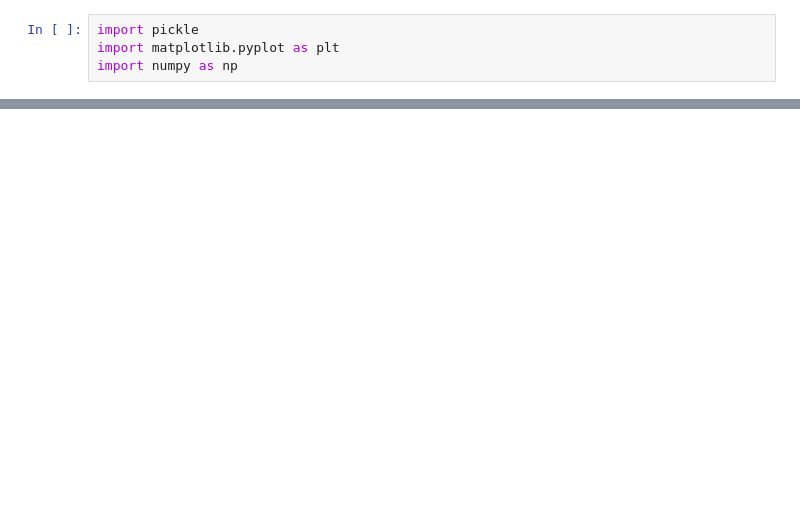
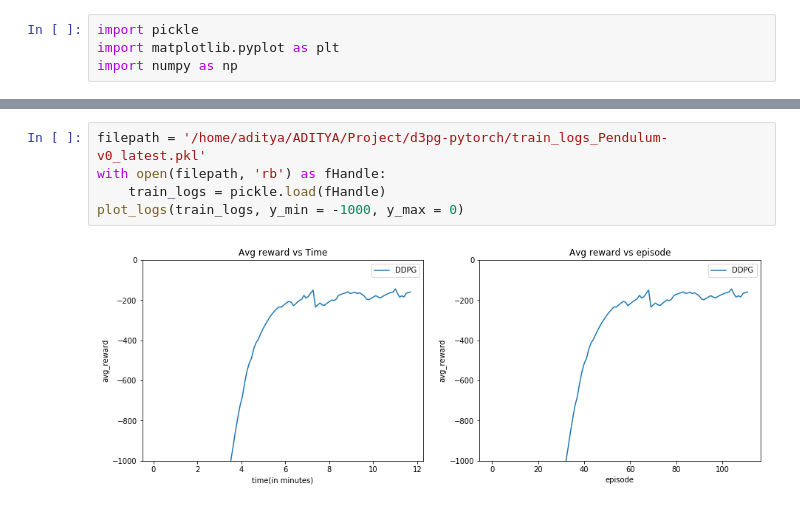
Before and after one commit to ajgupta93/d4pg-pytorch, a Jupyter notebook: plotUtil.ipynb, the cells around one changed output, grey strips where cells are left out. Cells and saved outputs as stored; diff of their text form; blank space fills up the shorter version.

```diff
--- a/plotUtil.ipynb
+++ b/plotUtil.ipynb
@@ -45,0 +58,7 @@ plot_logs(train_logs)
+# %%
+filepath = '/home/aditya/ADITYA/Project/d3pg-pytorch/train_logs_Pendulum-v0_latest.pkl'
+with open(filepath, 'rb') as fHandle:
+    train_logs = pickle.load(fHandle)
+plot_logs(train_logs, y_min = -1000, y_max = 0)
+# %% [output]
+[figure, added]
```
Also changed, not shown: parts of 3 cells of this notebook.
